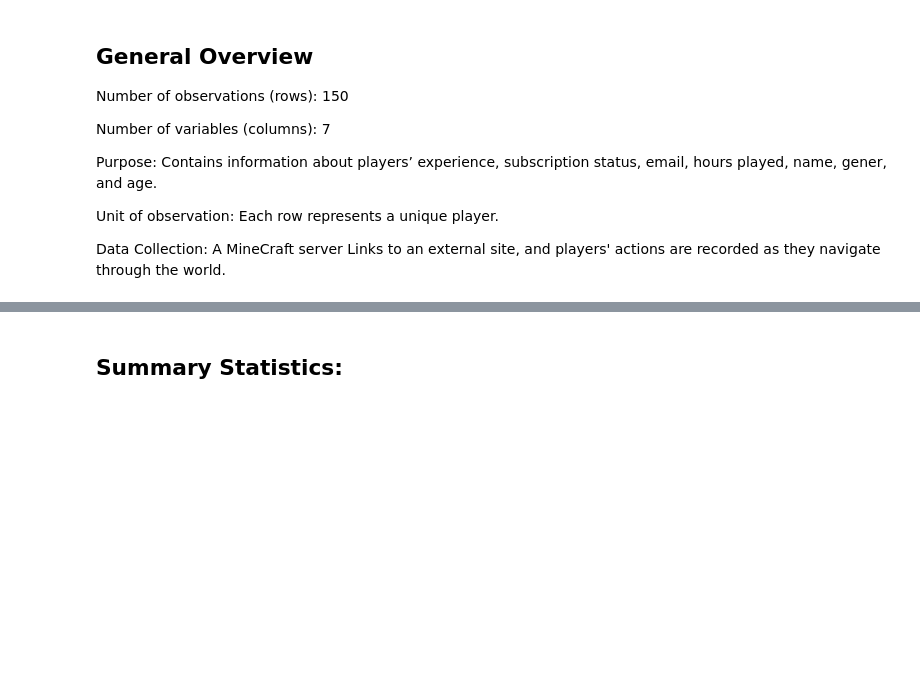
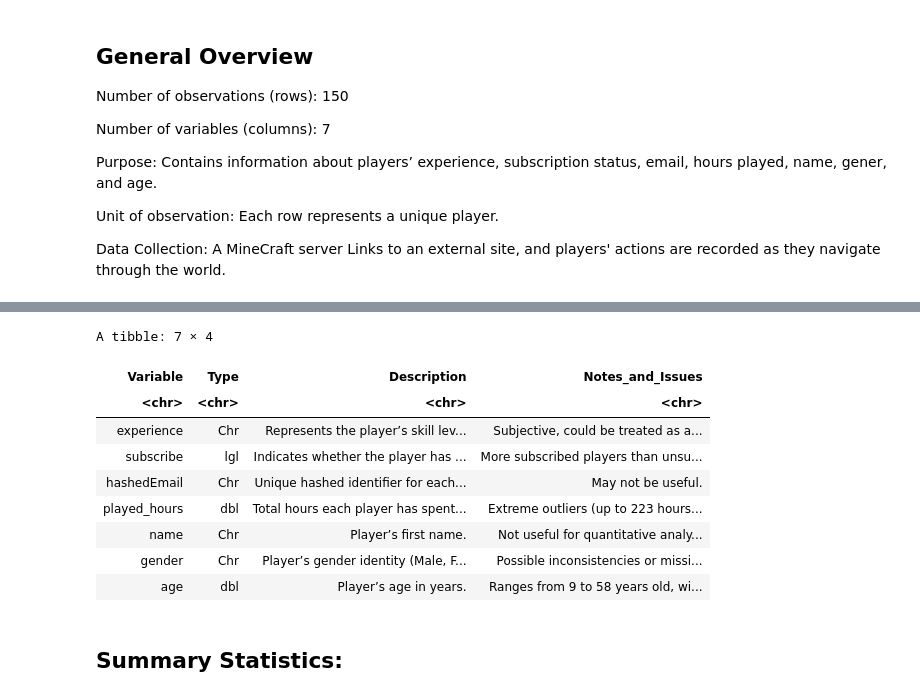
Before and after one commit to Florasuh/individual_project_planning_report, a Jupyter notebook: individual_planning_report.ipynb, the cells around one changed output, grey strips where cells are left out. Cells and saved outputs as stored; diff of their text form; code cells hidden in the pictures; blank space fills up the shorter version.

```diff
--- a/individual_planning_report.ipynb
+++ b/individual_planning_report.ipynb
@@ -104,3 +37,35 @@ age:
+# %%
+
+variable_descriptions <- tibble(
+    Variable = c("experience", "subscribe", "hashedEmail", "played_hours", "name", "gender", "age"),
+    Type = c("Chr", "lgl", "Chr", "dbl", "Chr", "Chr", "dbl"),
+    Description = c("Represents the player’s skill level (Beginner, Amateur, Regular, Veteran, Pro).",
+                    "Indicates whether the player has an active subscription (TRUE for subscribed, FALSE for not).",
+                    "Unique hashed identifier for each player’s email address.",
+                    "Total hours each player has spent playing.",
+                    "Player’s first name.",
+                    "Player’s gender identity (Male, Female, Non-binary, Two-Spirited, Agender, Prefer not to say, Other).",
+                    "Player’s age in years."),
+  Notes_and_Issues = c("Subjective, could be treated as an ordered variable, some categories may be underrepresented.",
+                       "More subscribed players than unsubscribed.",
+                       "May not be useful.",
+                       "Extreme outliers (up to 223 hours), some players have values near zero.",
+                       "Not useful for quantitative analysis.",
+                       "Possible inconsistencies or missing entries.",
+                       "Ranges from 9 to 58 years old, with a few missing values."))
+
+variable_descriptions
+# %% [output]
+A tibble: 7 × 4
+| Variable | Type | Description | Notes_and_Issues |
+| <chr> | <chr> | <chr> | <chr> |
+| experience | Chr | Represents the player’s skill lev... | Subjective, could be treated as a... |
+| subscribe | lgl | Indicates whether the player has ... | More subscribed players than unsu... |
+| hashedEmail | Chr | Unique hashed identifier for each... | May not be useful. |
+| played_hours | dbl | Total hours each player has spent... | Extreme outliers (up to 223 hours... |
+| name | Chr | Player’s first name. | Not useful for quantitative analy... |
+| gender | Chr | Player’s gender identity (Male, F... | Possible inconsistencies or missi... |
+| age | dbl | Player’s age in years. | Ranges from 9 to 58 years old, wi... |
 # %% [markdown]
 ## Summary Statistics: ##
 # %%
```
Also changed, not shown: parts of 9 cells of this notebook.
